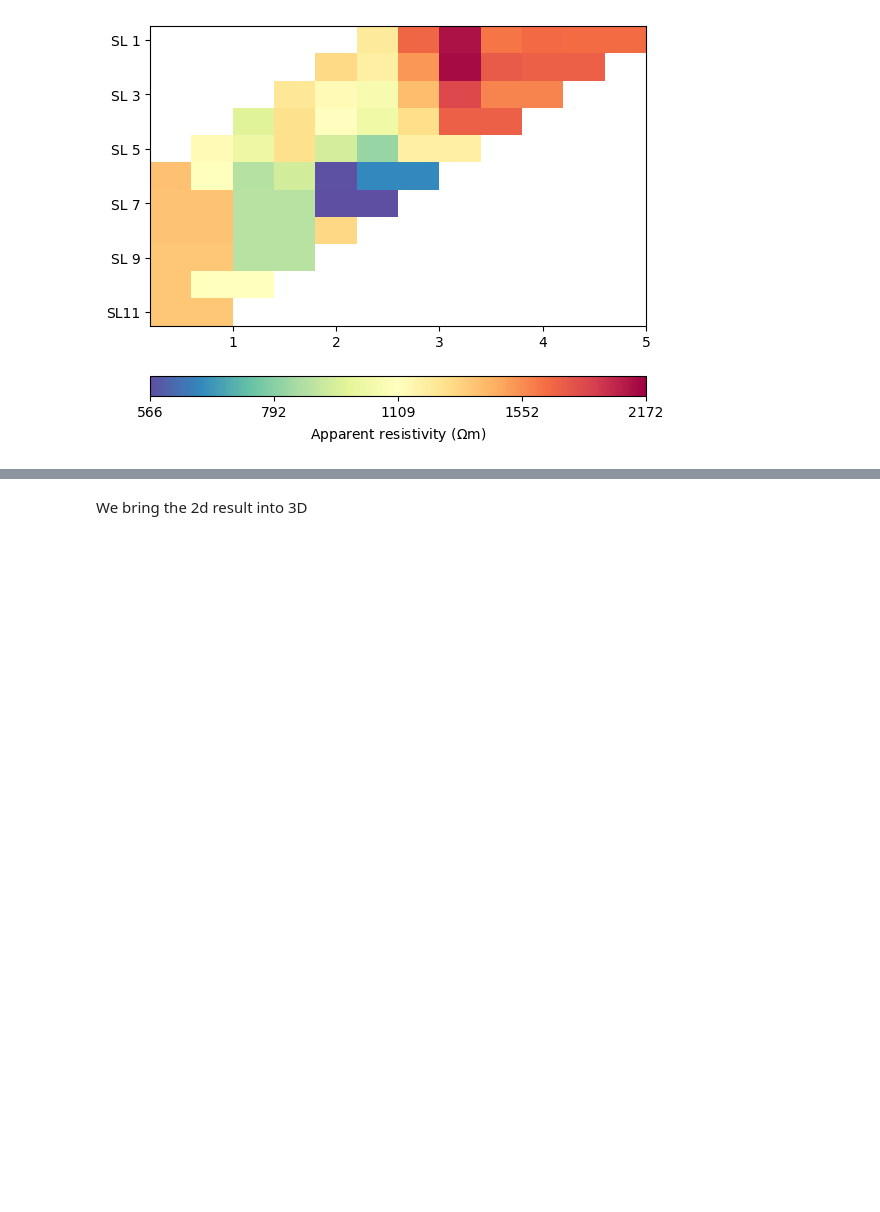
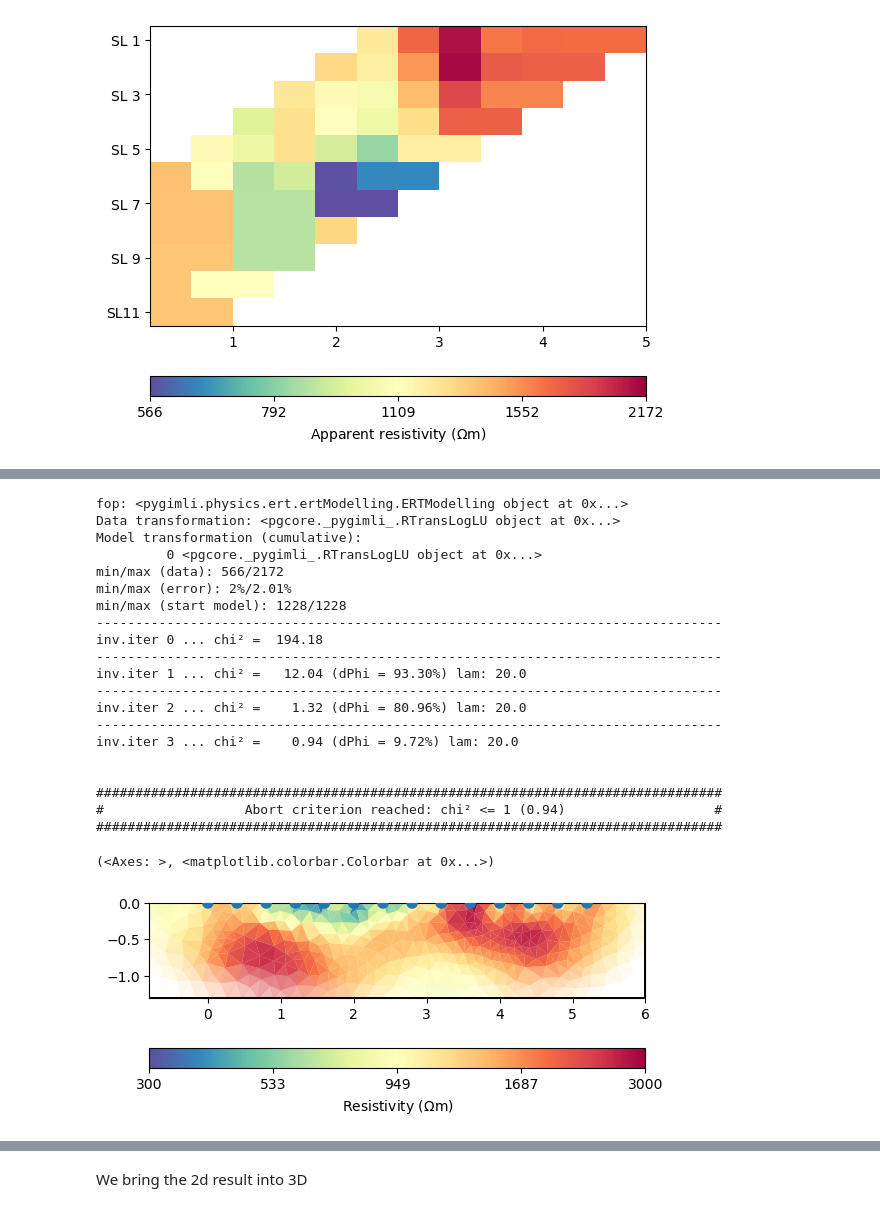
Before and after one commit to gimli-org/SEGwebinar, a Jupyter notebook: data/mulda/story.ipynb, the cells around one changed output, grey strips where cells are left out. Saved outputs shown, nothing was run; the diff lists cells and outputs as text; code cells hidden in the pictures; blank space fills up the shorter version.

```diff
--- a/data/mulda/story.ipynb
+++ b/data/mulda/story.ipynb
@@ -184,0 +199,5 @@ inv.iter 1 ... chi² =   41.10 (dPhi = 94.63%) lam: 20.0
+# %%
+mgr.setMesh(mesh)
+mgr.invert(verbose=True)
+mgr.showResult(**kw)
+# %% [output]
@@ -184,0 +212,22 @@ inv.iter 1 ... chi² =   41.10 (dPhi = 94.63%) lam: 20.0
+fop: <pygimli.physics.ert.ertModelling.ERTModelling object at 0x...>
+Data transformation: <pgcore._pygimli_.RTransLogLU object at 0x...>
+Model transformation (cumulative):
+         0 <pgcore._pygimli_.RTransLogLU object at 0x...>
+min/max (data): 566/2172
+min/max (error): 2%/2.01%
+min/max (start model): 1228/1228
+--------------------------------------------------------------------------------
+inv.iter 0 ... chi² =  194.18
+--------------------------------------------------------------------------------
+inv.iter 1 ... chi² =   12.04 (dPhi = 93.30%) lam: 20.0
+--------------------------------------------------------------------------------
+inv.iter 2 ... chi² =    1.32 (dPhi = 80.96%) lam: 20.0
+--------------------------------------------------------------------------------
+inv.iter 3 ... chi² =    0.94 (dPhi = 9.72%) lam: 20.0
+
+
+################################################################################
+#                  Abort criterion reached: chi² <= 1 (0.94)                   #
+################################################################################
+(<Axes: >, <matplotlib.colorbar.Colorbar at 0x...>)
+[figure, added]
```
Also changed, not shown: parts of 27 cells of this notebook.
